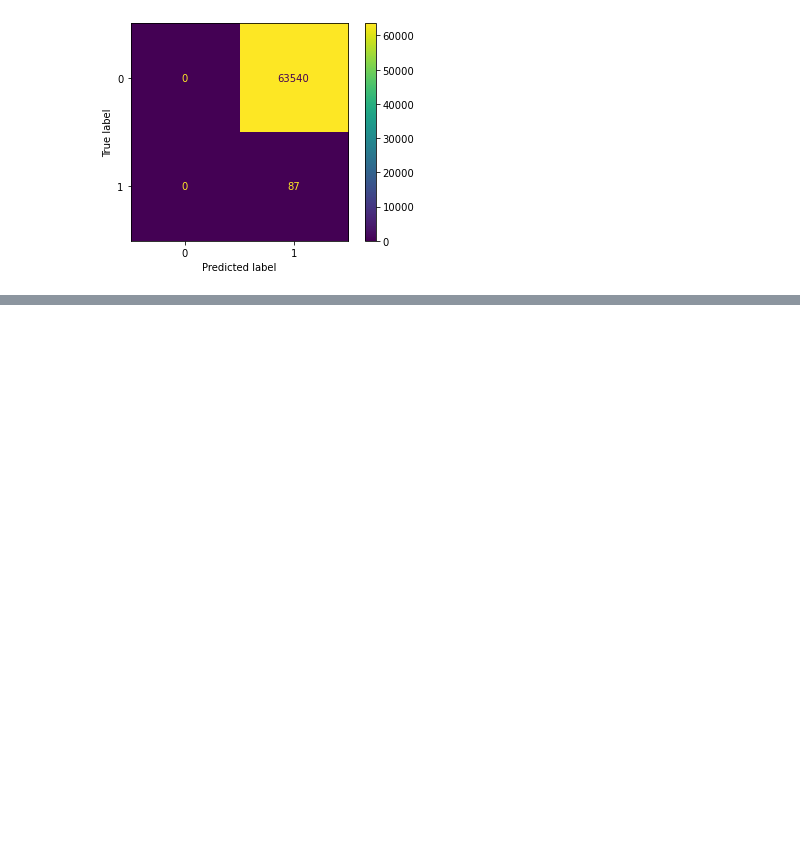
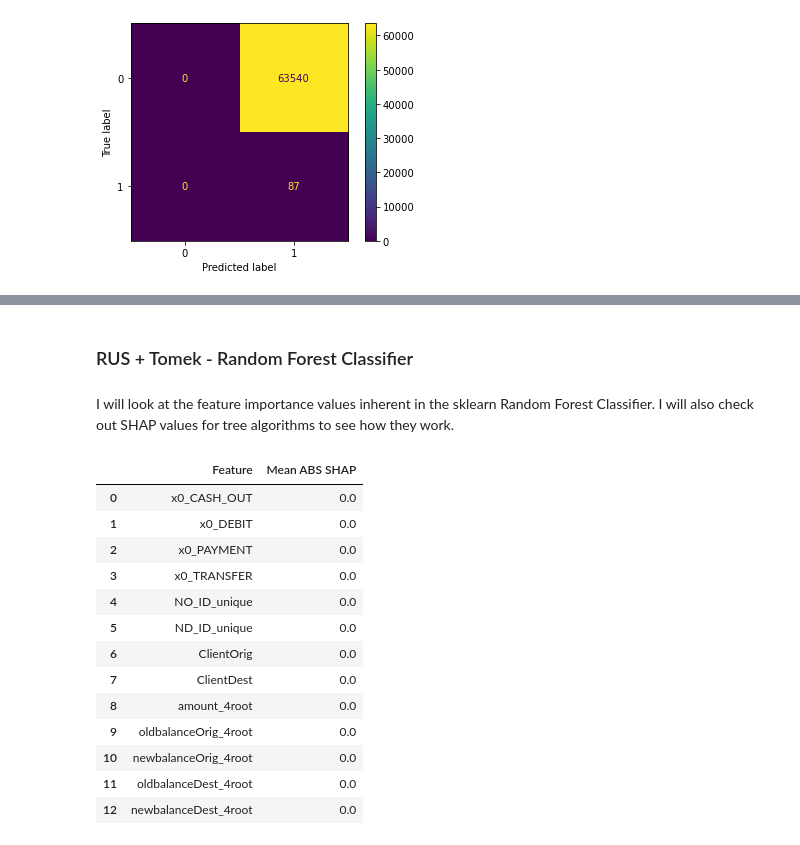
Before and after one commit to kevinArmenta/OnlinePaymentFraud, a Jupyter notebook: 5. Final Models.ipynb, the cells around one changed output, grey strips where cells are left out. Drawn from its saved outputs; the diff is of its cells as text; code cells hidden in the pictures; blank space fills up the shorter version.

```diff
--- a/5. Final Models.ipynb
+++ b/5. Final Models.ipynb
@@ -397,0 +493,4 @@ ConfusionMatrixDisplay.from_estimator(fmodel_rus, test, test_y)
+# %% [markdown]
+### RUS + Tomek - Random Forest Classifier
+# %% [markdown]
+I will look at the feature importance values inherent in the sklearn Random Forest Classifier. I will also check out SHAP values for tree algorithms to see how they work.
@@ -397,0 +511,17 @@ ConfusionMatrixDisplay.from_estimator(fmodel_rus, test, test_y)
+# %%
+shap_plot_df2
+# %% [output]
+|  | Feature | Mean ABS SHAP |
+| 0 | x0_CASH_OUT | 0.0 |
+| 1 | x0_DEBIT | 0.0 |
+| 2 | x0_PAYMENT | 0.0 |
+| 3 | x0_TRANSFER | 0.0 |
+| 4 | NO_ID_unique | 0.0 |
+| 5 | ND_ID_unique | 0.0 |
+| 6 | ClientOrig | 0.0 |
+| 7 | ClientDest | 0.0 |
+| 8 | amount_4root | 0.0 |
+| 9 | oldbalanceOrig_4root | 0.0 |
+| 10 | newbalanceOrig_4root | 0.0 |
+| 11 | oldbalanceDest_4root | 0.0 |
+| 12 | newbalanceDest_4root | 0.0 |
```
Also changed, not shown: parts of 23 cells of this notebook.
